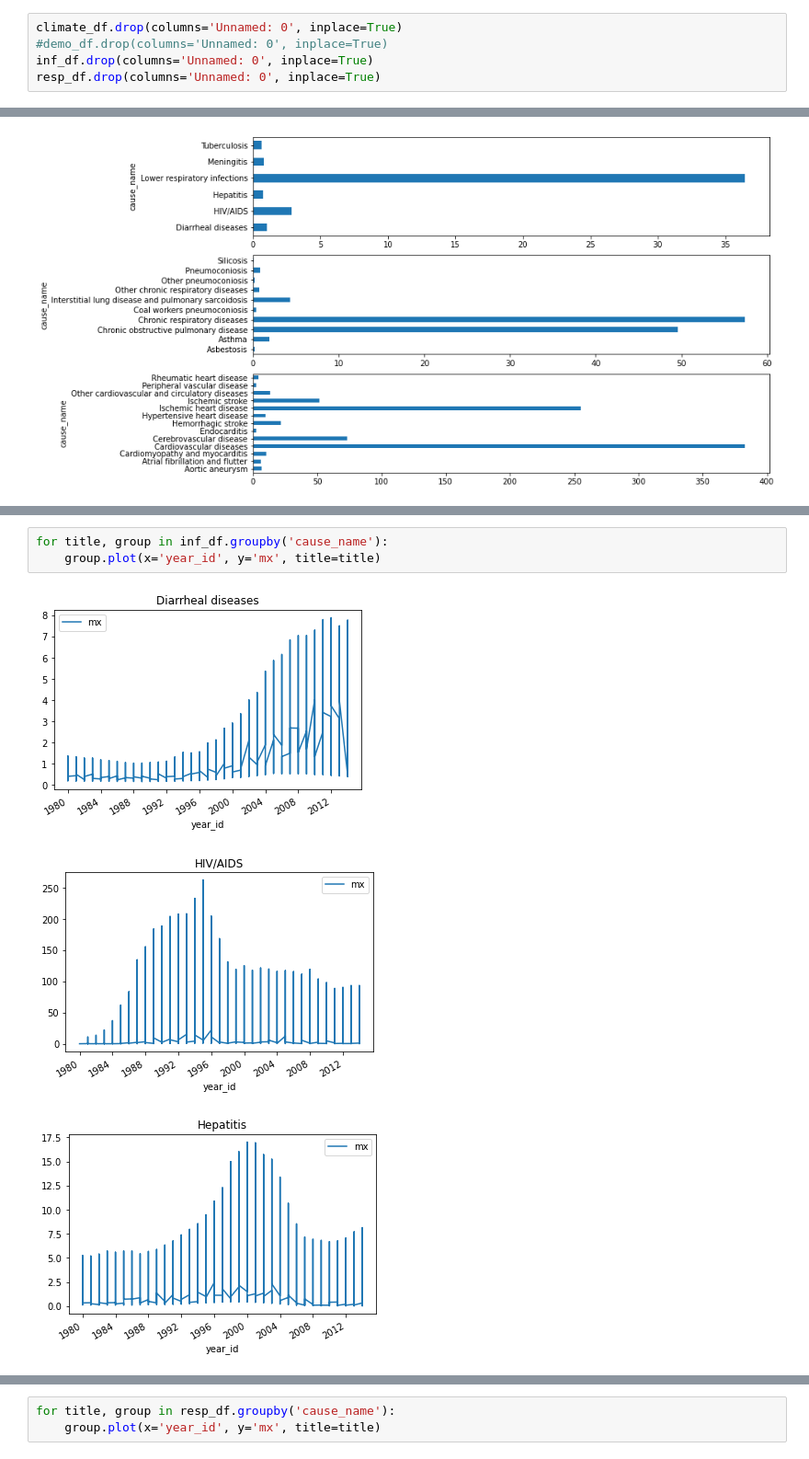
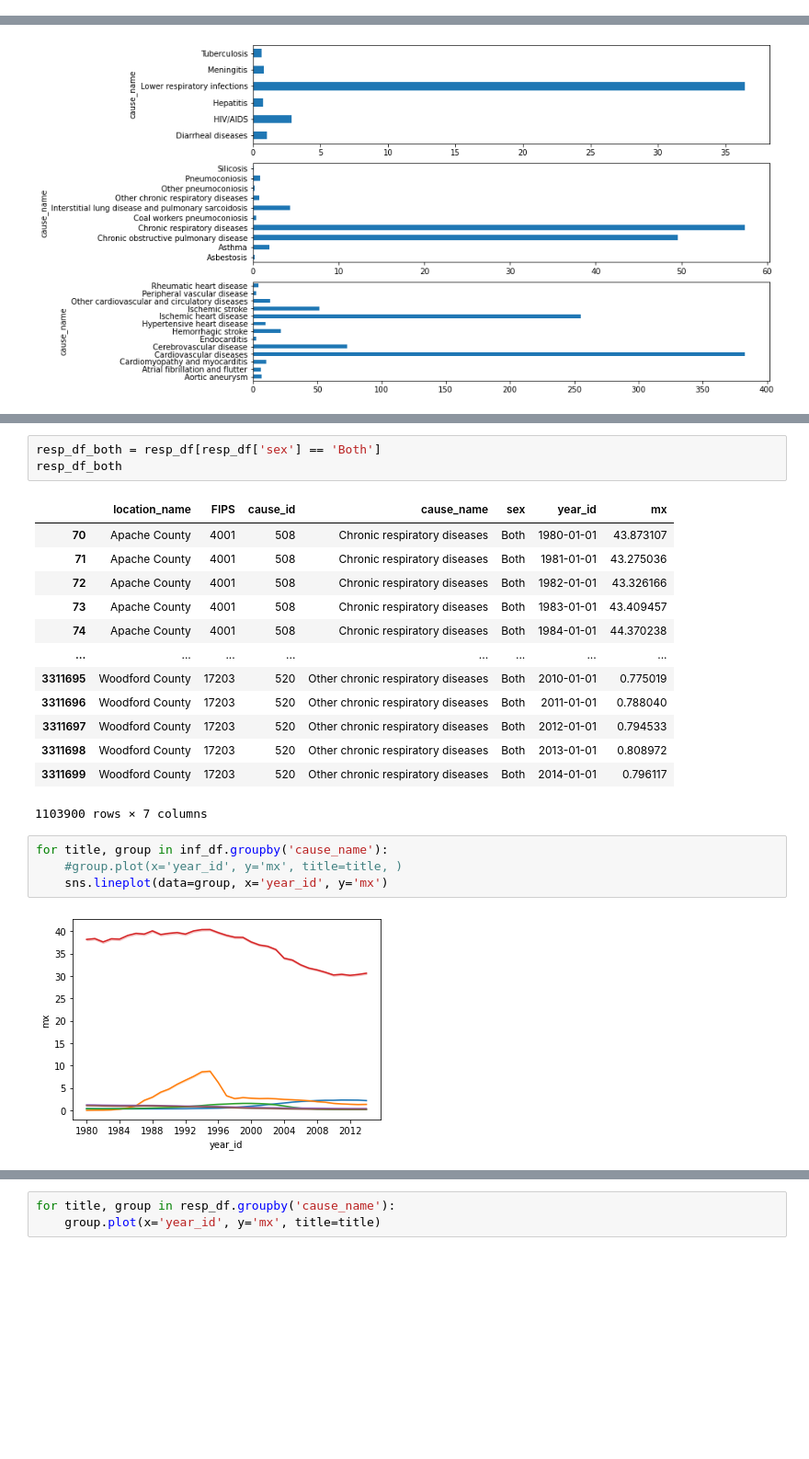
Before and after one commit to calculaterceec/Proj4Team2, a Jupyter notebook: code/KH_DataViz_EDA.ipynb, the cells around one changed output, grey strips where cells are left out. Shown at 92% size. Saved outputs shown, nothing was run; the diff lists cells and outputs as text; blank space fills up the shorter version.

Commit message:
data viz updates

```diff
--- a/code/KH_DataViz_EDA.ipynb
+++ b/code/KH_DataViz_EDA.ipynb
@@ -14,11 +14,6 @@ demo_df = pd.read_csv('../data/cleaned/final_demo.csv', dtype={'fips': object})
 inf_df = pd.read_csv('../data/cleaned/inf_mortality.zip', parse_dates=['year_id'], dtype={'FIPS': object})
 resp_df = pd.read_csv('../data/cleaned/resp_mortality.zip', parse_dates=['year_id'], dtype={'FIPS': object})
 cvd_df = pd.read_csv('../data/cleaned/cvd_mortality.zip', parse_dates=['year_id'], dtype={'FIPS': object})
-# %%
-climate_df.drop(columns='Unnamed: 0', inplace=True)
-#demo_df.drop(columns='Unnamed: 0', inplace=True)
-inf_df.drop(columns='Unnamed: 0', inplace=True)
-resp_df.drop(columns='Unnamed: 0', inplace=True)
 # %%
 climate_df.drop(columns='month_year_short', inplace=True)
 # %%
@@ -54,7 +213,23 @@ cvd_df.groupby(['cause_name'])['mx'].mean().plot(kind='barh', ax=ax[2])
+# %%
+resp_df_both = resp_df[resp_df['sex'] == 'Both']
+resp_df_both
+# %% [output]
+|  | location_name | FIPS | cause_id | cause_name | sex | year_id | mx |
+| 70 | Apache County | 4001 | 508 | Chronic respiratory diseases | Both | 1980-01-01 | 43.873107 |
+| 71 | Apache County | 4001 | 508 | Chronic respiratory diseases | Both | 1981-01-01 | 43.275036 |
+| 72 | Apache County | 4001 | 508 | Chronic respiratory diseases | Both | 1982-01-01 | 43.326166 |
+| 73 | Apache County | 4001 | 508 | Chronic respiratory diseases | Both | 1983-01-01 | 43.409457 |
+| 74 | Apache County | 4001 | 508 | Chronic respiratory diseases | Both | 1984-01-01 | 44.370238 |
+| ... | ... | ... | ... | ... | ... | ... | ... |
+| 3311695 | Woodford County | 17203 | 520 | Other chronic respiratory diseases | Both | 2010-01-01 | 0.775019 |
+| 3311696 | Woodford County | 17203 | 520 | Other chronic respiratory diseases | Both | 2011-01-01 | 0.788040 |
+| 3311697 | Woodford County | 17203 | 520 | Other chronic respiratory diseases | Both | 2012-01-01 | 0.794533 |
+| 3311698 | Woodford County | 17203 | 520 | Other chronic respiratory diseases | Both | 2013-01-01 | 0.808972 |
+| 3311699 | Woodford County | 17203 | 520 | Other chronic respiratory diseases | Both | 2014-01-01 | 0.796117 |
+1103900 rows × 7 columns
 # %%
 for title, group in inf_df.groupby('cause_name'):
-    group.plot(x='year_id', y='mx', title=title)
+    #group.plot(x='year_id', y='mx', title=title, )
+    sns.lineplot(data=group, x='year_id', y='mx')
 # %% [output]
-[figure, old version]
+[figure, new version]
-[figure, removed]
-[figure, removed]
```
Also changed, not shown: parts of 16 cells of this notebook, 3 other files.
